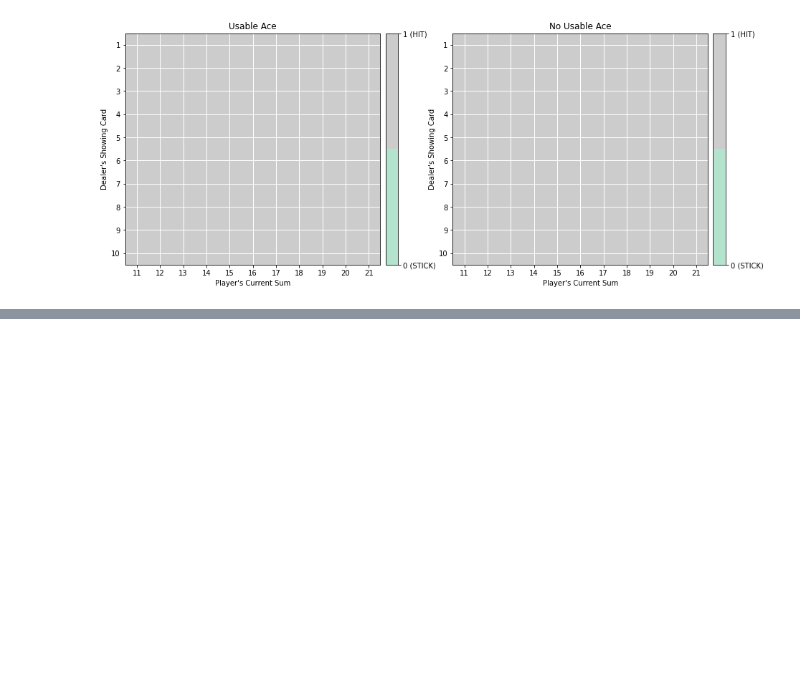
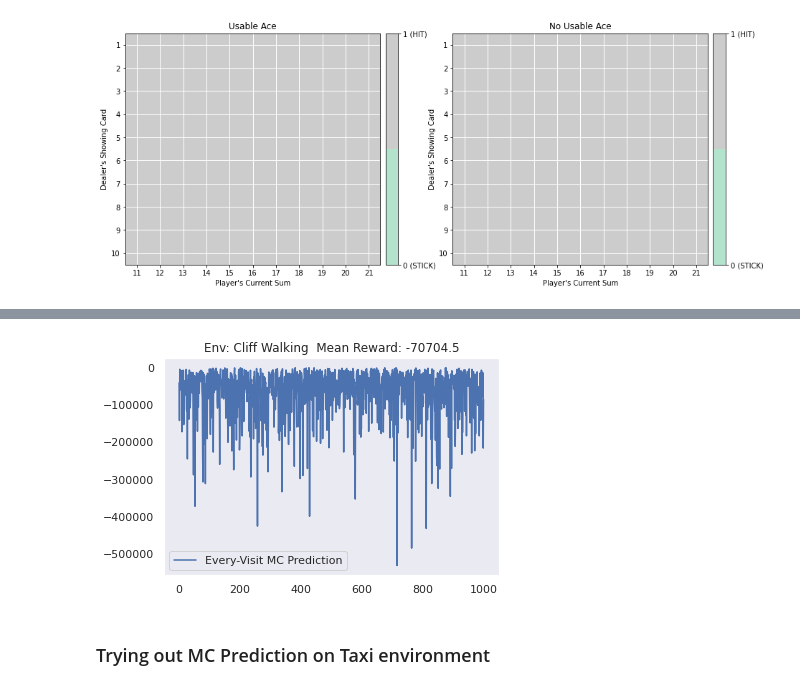
Before and after one commit to aryaman1802/model-implementations, a Jupyter notebook: reinforcement-learning/model-free/mc_prediction.ipynb, the cells around one changed output, grey strips where cells are left out. Saved outputs shown, nothing was run; the diff lists cells and outputs as text; code cells hidden in the pictures; blank space fills up the shorter version.

```diff
--- a/reinforcement-learning/model-free/mc_prediction.ipynb
+++ b/reinforcement-learning/model-free/mc_prediction.ipynb
@@ -177,0 +292,11 @@ plot_policy(fv_mc.policy)
+# %%
+env = gym.make("CliffWalking-v0")
+# %%
+n_actions = env.action_space.n
+random_policy = defaultdict(lambda: np.ones(n_actions) / n_actions)
+num_episodes = 1000
+gamma = 1
+epsilon = 1
+strategy = epsilon_greedy_strategy
+# %%
+ev_mc = MC_Prediction(num_episodes, env, gamma, random_policy, epsilon, strategy)
@@ -177,0 +323,6 @@ plot_policy(fv_mc.policy)
+# %%
+plot_rewards("Cliff Walking", ev_mc.rewards_sum_ev, "Every-Visit MC Prediction")
+# %% [output]
+[figure, added]
+# %% [markdown]
+### Trying out MC Prediction on Taxi environment
```
Also changed, not shown: parts of 36 cells of this notebook.
